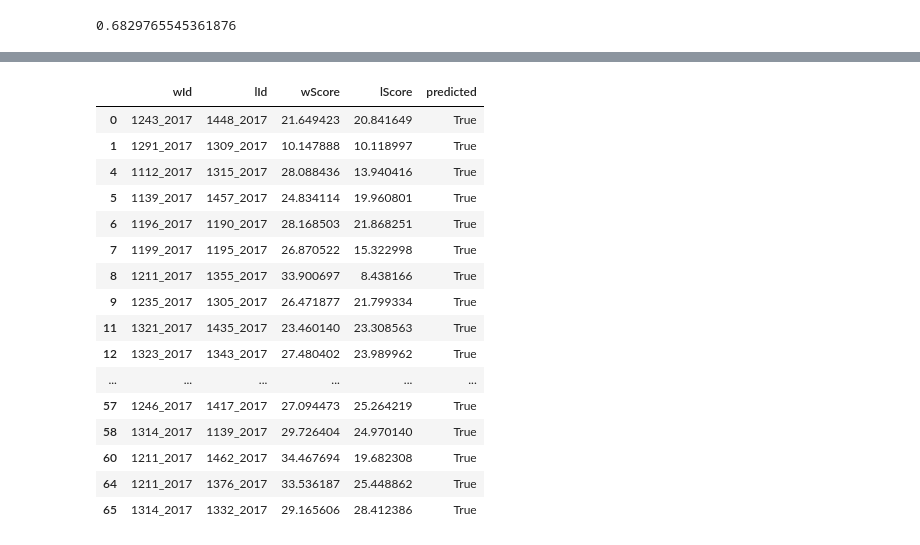
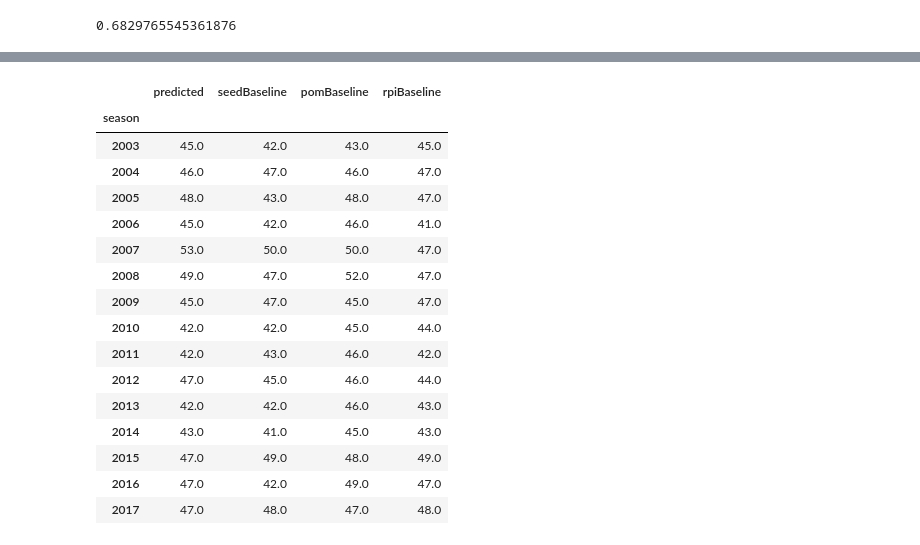
Before and after one commit to dlernz/march_madness, a Jupyter notebook: Predicting March Madness Games using Random Forests.ipynb, the cells around one changed output, grey strips where cells are left out. Saved outputs shown, nothing was run; the diff lists cells and outputs as text; code cells hidden in the pictures.

```diff
--- a/Predicting March Madness Games using Random Forests.ipynb
+++ b/Predicting March Madness Games using Random Forests.ipynb
@@ -790,7 +790,7 @@ def setupStatsDF(year):
     sums["3PP"] = 3*sums["FGM3"]/sums["score"]
     sums["FT%"] = sums["FTM"]/sums["FTA"]
 
-    meanSub = means[["teamId", "FTA", "OR", "DR", "TO", "TOF", "POS"]]
+    meanSub = means[["teamId", "FTA", "OR", "DR", "TO", "TOF", "POS", "PF"]]
     sumSub = sums[["teamId", "oEff", "dEff", "eFG", "FG%", "3P%", "FT%", "3PP"]]
     stats = sumSub.merge(meanSub, how='left', left_on = "teamId", right_on = "teamId")
     stats["season"] = stats["teamId"].apply(lambda x: x[x.index("_") + 1:])
@@ -806,6 +806,10 @@ def setupStatsDF(year):
 ranks = getRankings()
 seeds = getSeeds()
 seedsAndRanks = mergeSeedsAndRanks(seeds, ranks)
+names = getTeamNames()
+matchups = []
+teamScoreInfo = []
+visited = set()
 for year in range(2003, 2018):
     stats = setupStatsDF(year)
     statsSeeds = mergeSeedsRanksStats(seedsAndRanks, stats)
@@ -813,7 +817,7 @@ for year in range(2003, 2018):
     tournRes = pd.read_csv("data/NCAATourneyCompactResults.csv")
 
     recentRes = tournRes[tournRes["Season"] == year]
-    matchups = []
+
     for index, row in recentRes.iterrows():
         season = row["Season"]
         wTeamId = row["WTeamID"]
@@ -822,10 +826,27 @@ for year in range(2003, 2018):
         customLId = str(lTeamId) + "_" + str(season)
         teamW = normStats[normStats["teamId"] == customWId]
         teamL = normStats[normStats["teamId"] == customLId]
+        seedRankW = [teamW["RPI"].values[0], teamW["POM"].values[0], teamW["Seed"].values[0]]
+        seedRankL = [teamL["RPI"].values[0], teamL["POM"].values[0], teamL["Seed"].values[0]]
         if not teamW.empty:
             wScore = findScore(teamW, teamL)
             lScore = findScore(teamL, teamW)
-            matchups.append([customWId, customLId, wScore, lScore])
-    matchDF = pd.DataFrame(matchups, columns = ["wId", "lId", "wScore", "lScore"])
-    matchDF["predicted"] = matchDF["wScore"] > matchDF["lScore"]
-    print (sum(matchDF["predicted"]))
+            if customWId not in visited:
+                teamScoreInfo.append(wScore)
+                visited.add(customWId)
+            if customLId not in visited:
+                teamScoreInfo.append(lScore)
+                visited.add(customLId)
+            matchups.append([season, customWId, names[wTeamId], customLId, names[lTeamId], wScore[-1], lScore[-1]] + seedRankW + seedRankL)
+matchDF = pd.DataFrame(matchups, columns = ["season", "wId", "wName", "lId", "lName", "wScore", "lScore",
+                                           "wRPI", "wPOM", "wSeed", "lRPI", "lPOM", "lSeed"])
+matchDF["predicted"] = matchDF["wScore"] > matchDF["lScore"]
+matchDF["seedBaseline"] = matchDF["wSeed"] < matchDF["lSeed"]
+matchDF["pomBaseline"] = matchDF["wPOM"] < matchDF["lPOM"]
+matchDF["rpiBaseline"] = matchDF["wRPI"] < matchDF["lRPI"]
+# offCols = ["oEff", "POS", "3PP", "3P%", "FG%", "FTA", "FT%", "OR", "TO", "offScore"]
+# defCols = ["dEff", "DR", "TOF", "PF", "defScore"]
+# seedCols = ["Seed", "POM", "RPI", "seedScore"]
+# cols = ["teamId"] + offCols + defCols + seedCols + ["netScore"]
+# teamScoreDF = pd.DataFrame(teamScoreInfo, columns = cols)
+matchDF.to_csv("data/output/matchupRes_regression.csv", index = False)
@@ -926,5 +938,3 @@ def findScore(teamA, teamB):
 # 5*seed + 7.5*POM + 5*RPI
 
 # score = seed/ranks + offense + defense
-# %%
-matchDF["predicted"] = matchDF["wScore"] > matchDF["lScore"]
@@ -937,20 +940,0 @@ stats[(stats["teamId"] == "1243_2017") | (stats["teamId"] == "1448_2017")]
-# %%
-matchDF[matchDF["predicted"]]
-# %% [output]
-|  | wId | lId | wScore | lScore | predicted |
-| 0 | 1243_2017 | 1448_2017 | 21.649423 | 20.841649 | True |
-| 1 | 1291_2017 | 1309_2017 | 10.147888 | 10.118997 | True |
-| 4 | 1112_2017 | 1315_2017 | 28.088436 | 13.940416 | True |
-| 5 | 1139_2017 | 1457_2017 | 24.834114 | 19.960801 | True |
-| 6 | 1196_2017 | 1190_2017 | 28.168503 | 21.868251 | True |
-| 7 | 1199_2017 | 1195_2017 | 26.870522 | 15.322998 | True |
-| 8 | 1211_2017 | 1355_2017 | 33.900697 | 8.438166 | True |
-| 9 | 1235_2017 | 1305_2017 | 26.471877 | 21.799334 | True |
-| 11 | 1321_2017 | 1435_2017 | 23.460140 | 23.308563 | True |
-| 12 | 1323_2017 | 1343_2017 | 27.480402 | 23.989962 | True |
-| ... | ... | ... | ... | ... | ... |
-| 57 | 1246_2017 | 1417_2017 | 27.094473 | 25.264219 | True |
-| 58 | 1314_2017 | 1139_2017 | 29.726404 | 24.970140 | True |
-| 60 | 1211_2017 | 1462_2017 | 34.467694 | 19.682308 | True |
-| 64 | 1211_2017 | 1376_2017 | 33.536187 | 25.448862 | True |
-| 65 | 1314_2017 | 1332_2017 | 29.165606 | 28.412386 | True |
@@ -972,0 +941,21 @@ matchDF[matchDF["predicted"]]
+# %%
+# no off
+matchDF.groupby('season')["predicted", "seedBaseline", "pomBaseline", "rpiBaseline"].agg('sum')
+# %% [output]
+|  | predicted | seedBaseline | pomBaseline | rpiBaseline |
+| season |  |  |  |  |
+| 2003 | 45.0 | 42.0 | 43.0 | 45.0 |
+| 2004 | 46.0 | 47.0 | 46.0 | 47.0 |
+| 2005 | 48.0 | 43.0 | 48.0 | 47.0 |
+| 2006 | 45.0 | 42.0 | 46.0 | 41.0 |
+| 2007 | 53.0 | 50.0 | 50.0 | 47.0 |
+| 2008 | 49.0 | 47.0 | 52.0 | 47.0 |
+| 2009 | 45.0 | 47.0 | 45.0 | 47.0 |
+| 2010 | 42.0 | 42.0 | 45.0 | 44.0 |
+| 2011 | 42.0 | 43.0 | 46.0 | 42.0 |
+| 2012 | 47.0 | 45.0 | 46.0 | 44.0 |
+| 2013 | 42.0 | 42.0 | 46.0 | 43.0 |
+| 2014 | 43.0 | 41.0 | 45.0 | 43.0 |
+| 2015 | 47.0 | 49.0 | 48.0 | 49.0 |
+| 2016 | 47.0 | 42.0 | 49.0 | 47.0 |
+| 2017 | 47.0 | 48.0 | 47.0 | 48.0 |
```
Also changed, not shown: parts of 7 cells of this notebook.
